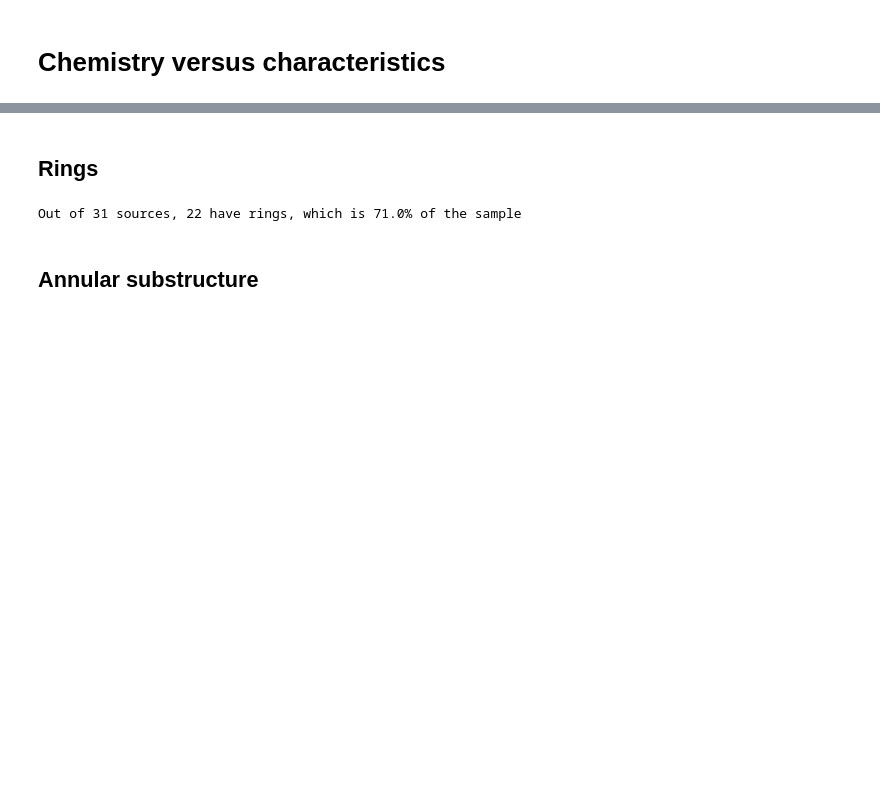
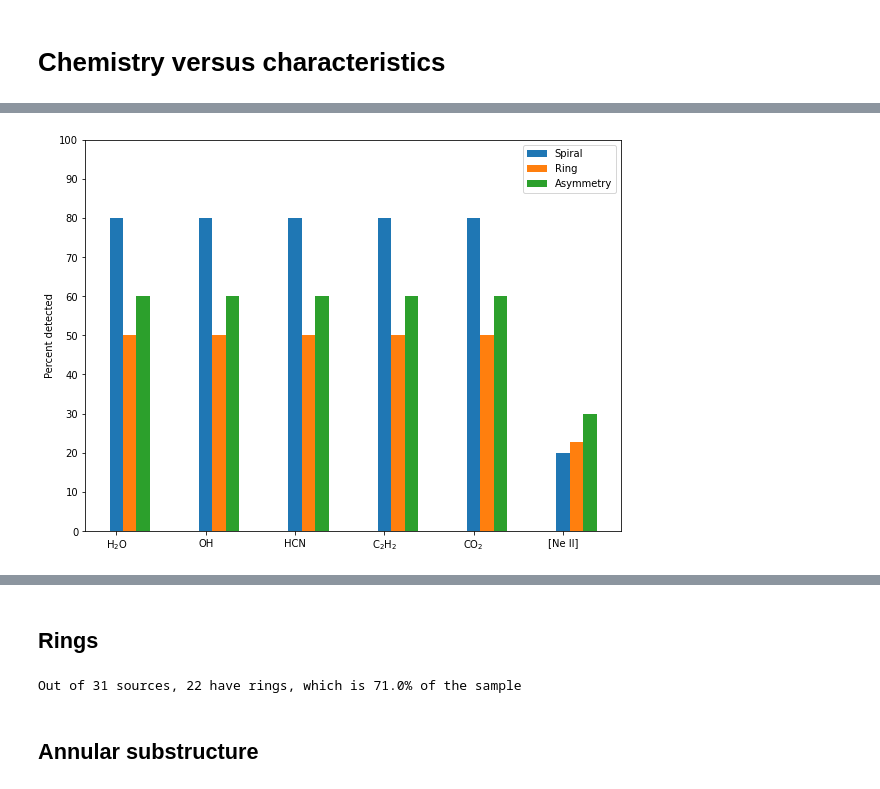
Before and after one commit to annadignan/ursi2022, a Jupyter notebook: summer2022research.ipynb, the cells around one changed output, grey strips where cells are left out. Saved outputs shown, nothing was run; the diff lists cells and outputs as text; code cells hidden in the pictures; blank space fills up the shorter version.

```diff
--- a/summer2022research.ipynb
+++ b/summer2022research.ipynb
@@ -15,3 +15,18 @@ info2=pd.DataFrame(info2)
 
 #merge two dataframes into one
 info_master=pd.merge(info1,info2,on='Star',how='outer')
+
+#pulling in columns I want (name, star system, disk characteristics, molecular info)
+info_master = pd.DataFrame(info_master, columns= ['Star','Disk_has_Rings','Disk_has_spirals','Disk_Asymmetry',
+                                     'Star_system','Spectral_Type',
+                                     'OH_23_2_microns','OH_23_2_microns_uncertainty','OH_27_6_microns','OH_27_6_microns_uncertainty',
+                                     'HCN_flux','HCN_flux_uncertainty',
+                                     'C2H2_flux','C2H2_flux_uncertainty',
+                                     'H2O_15_17_microns','H2O_15_17_uncertainty',
+                                     'H2O_17_22_microns','H2O_17_22_uncertainty',
+                                     'H2O_29_85_microns','H2O_29_85_uncertainty',
+                                     'CO2_flux','CO2_flux_uncertainty',
+                                    'NeII_12_8_flux','NeII_12_8_flux_uncertainty'
+                                    ])
+
+info_master
@@ -17,0 +113,54 @@ info_master=pd.merge(info1,info2,on='Star',how='outer')
+# %%
+#stacked bar chart
+
+#import statement
+from matplotlib import ticker
+
+#create blank figure
+plt.figure(figsize=(9.6,7.2))
+
+#spiral data
+spiral1= len(water[water['Disk_has_spirals'] == 'TRUE']) / (len(info_master[info_master['Disk_has_spirals'] == 'TRUE']))
+spiral2= len(oh[oh['Disk_has_spirals'] == 'TRUE']) / (len(info_master[info_master['Disk_has_spirals'] == 'TRUE']))
+spiral3= len(hcn[hcn['Disk_has_spirals'] == 'TRUE']) / (len(info_master[info_master['Disk_has_spirals'] == 'TRUE']))
+spiral4= len(c2h2[c2h2['Disk_has_spirals'] == 'TRUE']) / (len(info_master[info_master['Disk_has_spirals'] == 'TRUE']))
+spiral5= len(co2[co2['Disk_has_spirals'] == 'TRUE']) / (len(info_master[info_master['Disk_has_spirals'] == 'TRUE']))
+spiral6= len(neii[neii['Disk_has_spirals'] == 'TRUE']) / (len(info_master[info_master['Disk_has_spirals'] == 'TRUE']))
+
+spiral = 100*np.array((spiral1,spiral2,spiral3,spiral4,spiral5,spiral6))
+
+#ring data
+ring1= len(water[water['Disk_has_Rings'] == 'TRUE']) / (len(info_master[info_master['Disk_has_Rings'] == 'TRUE']))
+ring2= len(oh[oh['Disk_has_Rings'] == 'TRUE']) / (len(info_master[info_master['Disk_has_Rings'] == 'TRUE']))
+ring3= len(hcn[hcn['Disk_has_Rings'] == 'TRUE']) / (len(info_master[info_master['Disk_has_Rings'] == 'TRUE']))
+ring4= len(c2h2[c2h2['Disk_has_Rings'] == 'TRUE']) / (len(info_master[info_master['Disk_has_Rings'] == 'TRUE']))
+ring5= len(co2[co2['Disk_has_Rings'] == 'TRUE']) / (len(info_master[info_master['Disk_has_Rings'] == 'TRUE']))
+ring6= len(neii[neii['Disk_has_Rings'] == 'TRUE']) / (len(info_master[info_master['Disk_has_Rings'] == 'TRUE']))
+
+ring = 100*np.array((ring1,ring2,ring3,ring4,ring5,ring6))
+
+#annular substructure data
+asym1= len(water[water['Disk_Asymmetry'] == 'TRUE']) / (len(info_master[info_master['Disk_Asymmetry'] == 'TRUE']))
+asym2= len(oh[oh['Disk_Asymmetry'] == 'TRUE']) / (len(info_master[info_master['Disk_Asymmetry'] == 'TRUE']))
+asym3= len(hcn[hcn['Disk_Asymmetry'] == 'TRUE']) / (len(info_master[info_master['Disk_Asymmetry'] == 'TRUE']))
+asym4= len(c2h2[c2h2['Disk_Asymmetry'] == 'TRUE']) / (len(info_master[info_master['Disk_Asymmetry'] == 'TRUE']))
+asym5= len(co2[co2['Disk_Asymmetry'] == 'TRUE']) / (len(info_master[info_master['Disk_Asymmetry'] == 'TRUE']))
+asym6= len(neii[neii['Disk_Asymmetry'] == 'TRUE']) / (len(info_master[info_master['Disk_Asymmetry'] == 'TRUE']))
+
+asym = 100*np.array((asym1,asym2,asym3,asym4,asym5,asym6))
+
+ind = np.arange(6)
+width = 0.15 #leave width for now
+
+p1 = plt.bar(ind, spiral, width)
+p2 = plt.bar(ind+width, ring, width)
+p3 = plt.bar(ind+width*2, asym, width)
+
+plt.ylabel('Percent detected')
+plt.xticks(ind, (r'H$_2$O', 'OH', 'HCN', r'C$_2$H$_2$', r'CO$_2$', '[Ne II]')) #replace tick marks to reflect six molecules
+plt.yticks(np.arange(0, 110, 10))
+plt.legend((p1[0], p2[0], p3[0]), ('Spiral', 'Ring', 'Asymmetry'))
+
+plt.show()
+# %% [output]
+[figure, added]
```
Also changed, not shown: parts of 17 cells of this notebook, 3 other files.
